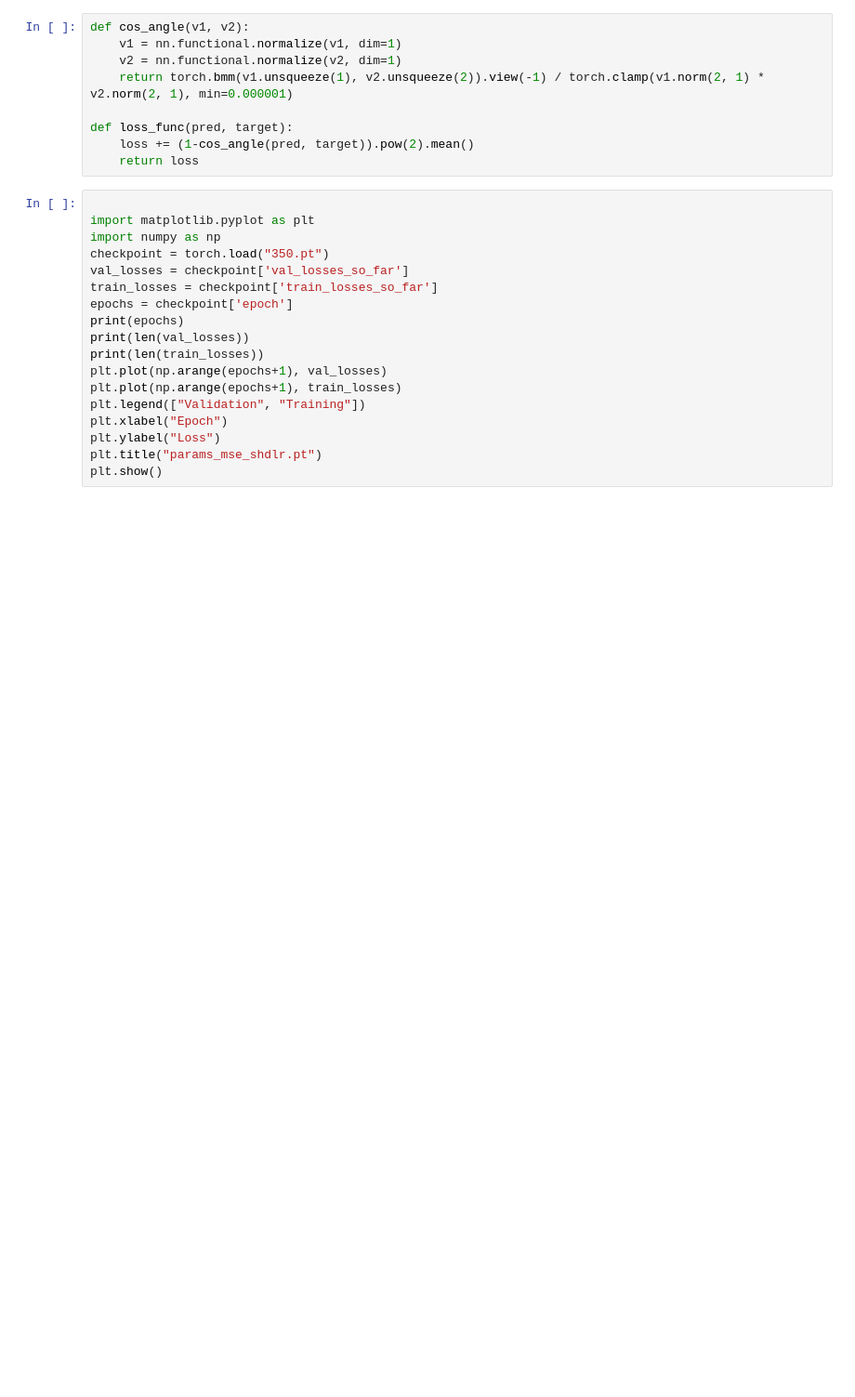
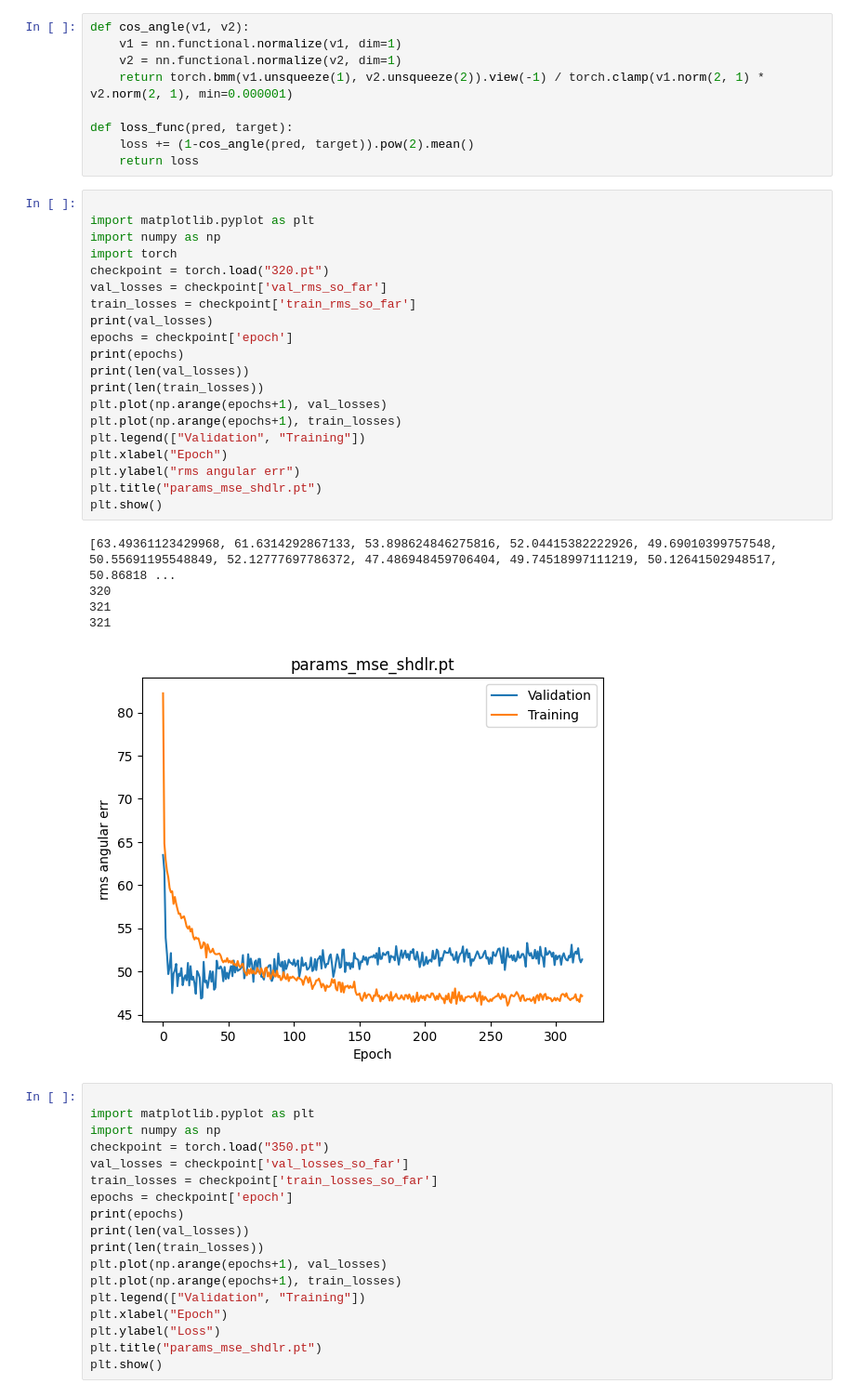
Before and after one commit to RushaliRajesh/pcp_rgt_norm, a Jupyter notebook: code_tests.ipynb, the cells around one changed output. Shown: that part at 93% size. Saved outputs shown, nothing was run; the diff lists cells and outputs as text; blank space fills up the shorter version.

```diff
--- a/code_tests.ipynb
+++ b/code_tests.ipynb
@@ -131,6 +134,32 @@ def cos_angle(v1, v2):
 def loss_func(pred, target):
     loss += (1-cos_angle(pred, target)).pow(2).mean()
     return loss
+# %%
+
+import matplotlib.pyplot as plt
+import numpy as np
+import torch
+checkpoint = torch.load("320.pt")
+val_losses = checkpoint['val_rms_so_far']
+train_losses = checkpoint['train_rms_so_far']
+print(val_losses)
+epochs = checkpoint['epoch']
+print(epochs)
+print(len(val_losses))
+print(len(train_losses))
+plt.plot(np.arange(epochs+1), val_losses)
+plt.plot(np.arange(epochs+1), train_losses)
+plt.legend(["Validation", "Training"])
+plt.xlabel("Epoch")
+plt.ylabel("rms angular err")
+plt.title("params_mse_shdlr.pt")
+plt.show()
+# %% [output]
+[63.49361123429968, 61.6314292867133, 53.898624846275816, 52.04415382222926, 49.69010399757548, 50.55691195548849, 52.12777697786372, 47.486948459706404, 49.74518997111219, 50.12641502948517, 50.86818 ...
+320
+321
+321
+[figure, added]
 # %%
 
 import matplotlib.pyplot as plt
```
Also changed, not shown: parts of 15 cells of this notebook, 7 other files.
